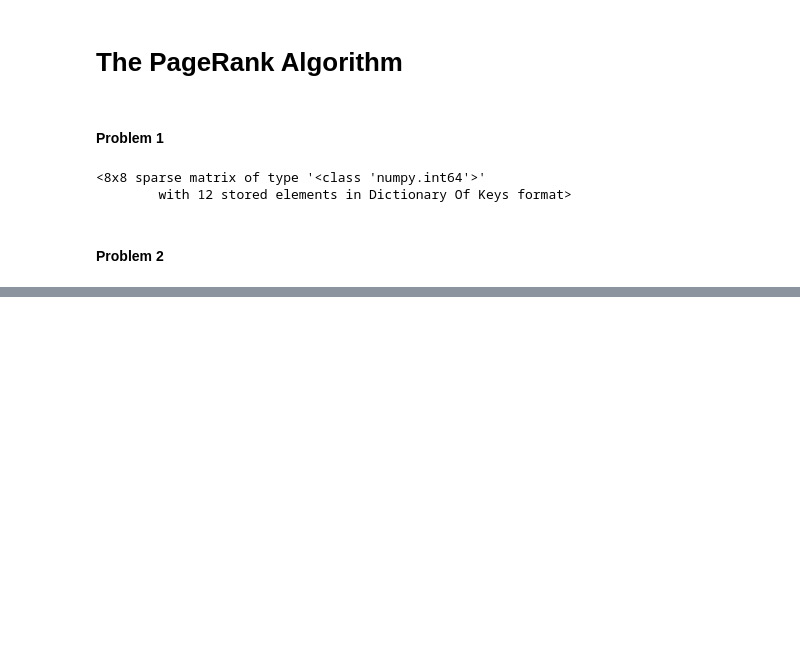
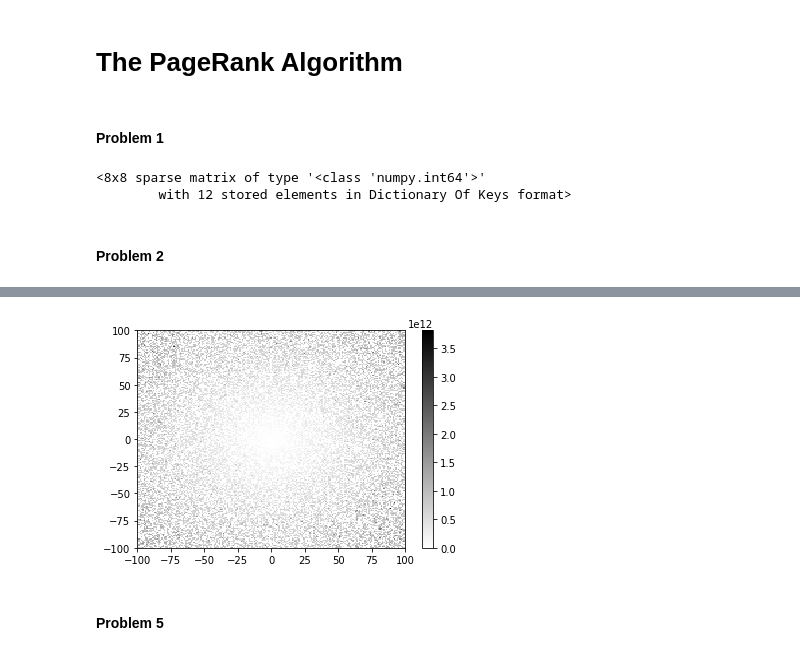
Before and after one commit to reikolaski/BootCamp2018, a Jupyter notebook: ProbSets/Comp/ProbSet3/ProbSet3.ipynb, the cells around one changed output, grey strips where cells are left out. Saved outputs shown, nothing was run; the diff lists cells and outputs as text; code cells hidden in the pictures; blank space fills up the shorter version.

```diff
--- a/ProbSets/Comp/ProbSet3/ProbSet3.ipynb
+++ b/ProbSets/Comp/ProbSet3/ProbSet3.ipynb
@@ -731,0 +916,14 @@ adjacency_matrix('matrix.txt', 8)
+# %%
+def perturbed_condition(A):
+    reals = np.random.normal(0, 1e-10, A.shape)
+    imags = np.random.normal(0, 1e-10, A.shape)
+    H = reals + 1j*imags
+    A_til = A + H
+
+    λ = la.eigvals(A)
+    λ_til = la.eigvals(A_til)
+
+    abs_cond = np.linalg.norm(λ - λ_til) / np.linalg.norm(H)
+    rel_cond = np.linalg.norm(A) / np.linalg.norm(λ) * abs_cond
+
+    return abs_cond, rel_cond
@@ -731,0 +937,22 @@ adjacency_matrix('matrix.txt', 8)
+# %%
+def plot_rel_cond(xmin, xmax, ymin, ymax, res):
+    x_grid = np.linspace(xmin, xmax, res)
+    y_grid = np.linspace(ymin, ymax, res)
+    x, y = np.meshgrid(x_grid, y_grid)
+    rel_cond = np.empty((len(x_grid), len(y_grid)))
+
+    for i, xi in enumerate(x_grid):
+        for j, yj in enumerate(y_grid):
+            matrix = np.ones((2, 2))
+            matrix[0, 1], matrix[1, 0] = xi, yj
+            rel_cond[i, j] = perturbed_condition(matrix)[1]
+
+    plt.pcolormesh(x, y, rel_cond, cmap='gray_r')
+    plt.colorbar()
+    plt.show()
+# %%
+plot_rel_cond(-100, 100, -100, 100, 200)
+# %% [output]
+[figure, added]
+# %% [markdown]
+#### Problem 5
```
Also changed, not shown: parts of 49 cells of this notebook.
